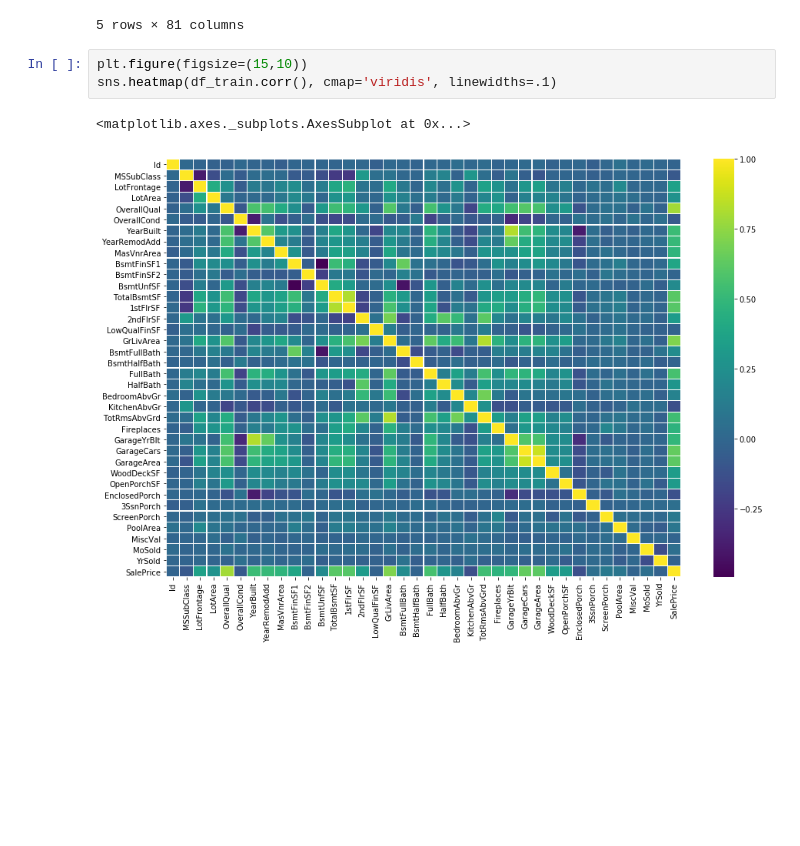
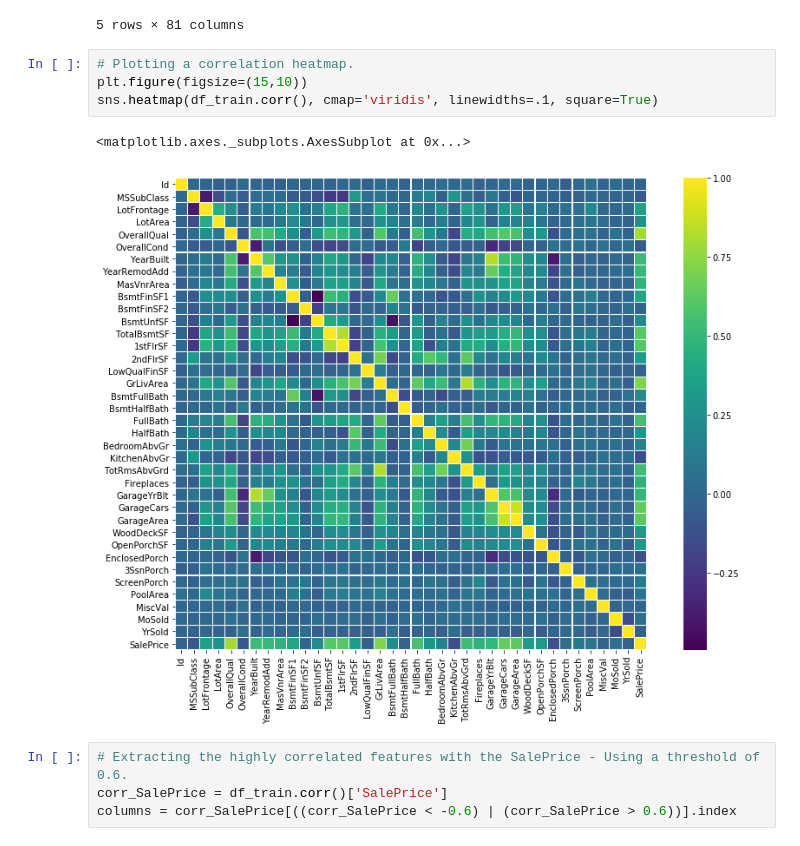
Before and after one commit to oliveirajv92/kaggle-house-prices-iowa, a Jupyter notebook: Kaggle - House Prices.ipynb, the cells around one changed output. Saved outputs shown, nothing was run; the diff lists cells and outputs as text; blank space fills up the shorter version.

```diff
--- a/Kaggle - House Prices.ipynb
+++ b/Kaggle - House Prices.ipynb
@@ -37,8 +37,13 @@ df_train.sample(5)
 | 1272 | 1273 | 20 | RL | NaN | 13526 | Pave | NaN | IR1 | Lvl | ... |
 5 rows × 81 columns
 # %%
+# Plotting a correlation heatmap.
 plt.figure(figsize=(15,10))
-sns.heatmap(df_train.corr(), cmap='viridis', linewidths=.1)
+sns.heatmap(df_train.corr(), cmap='viridis', linewidths=.1, square=True)
 # %% [output]
 <matplotlib.axes._subplots.AxesSubplot at 0x...>
-[figure, old version]
+[figure, new version]
+# %%
+# Extracting the highly correlated features with the SalePrice - Using a threshold of 0.6.
+corr_SalePrice = df_train.corr()['SalePrice']
+columns = corr_SalePrice[((corr_SalePrice < -0.6) | (corr_SalePrice > 0.6))].index
```
Also changed, not shown: parts of 2 cells of this notebook.
